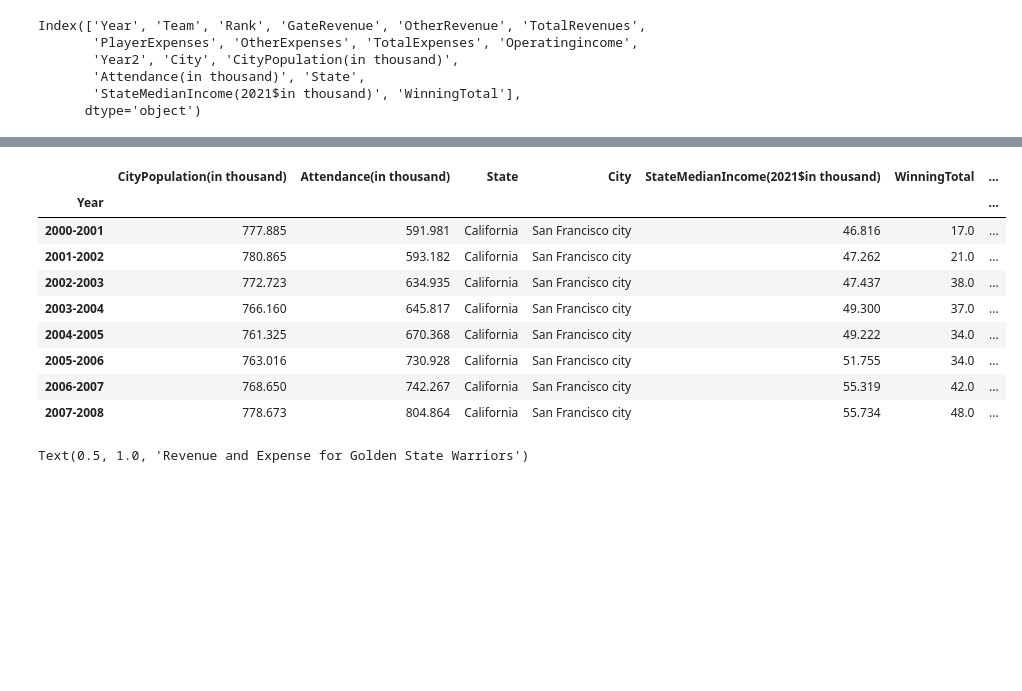
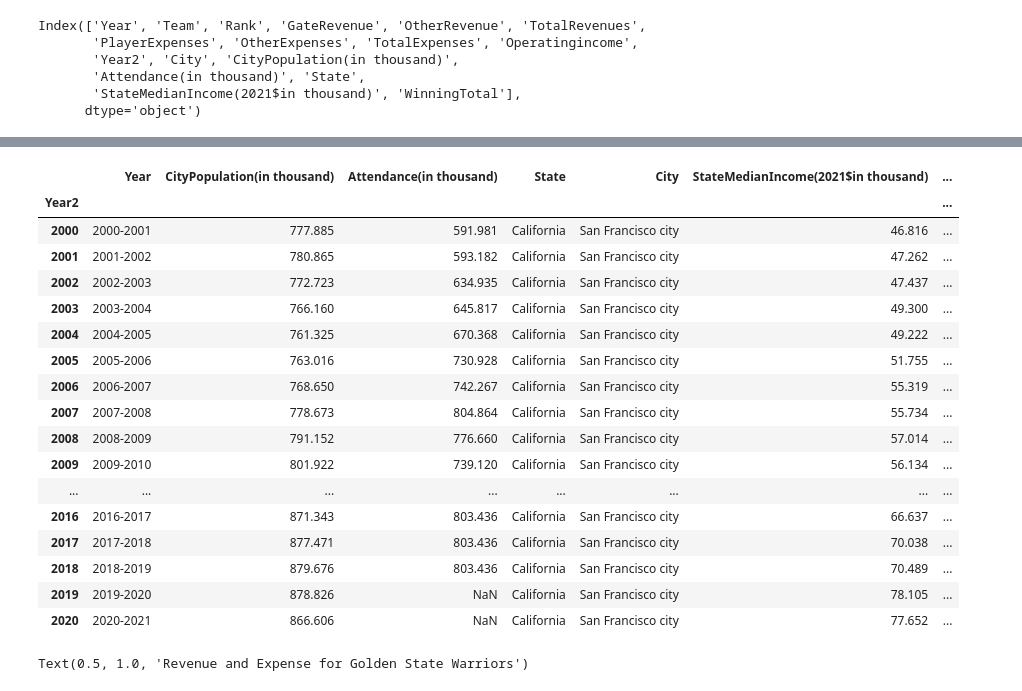
Before and after one commit to XinyangNick/ECO353-Project-1, a Jupyter notebook: ECO353P1.ipynb, the cells around one changed output, grey strips where cells are left out. Cells and saved outputs as stored; diff of their text form; code cells hidden in the pictures; blank space fills up the shorter version.

```diff
--- a/ECO353P1.ipynb
+++ b/ECO353P1.ipynb
@@ -386,16 +396,24 @@ GS_Warrior1.head(8)
 # %%
-GS_Warrior2.head(8)
+GS_Warrior2
 # %% [output]
-|  | CityPopulation(in thousand) | Attendance(in thousand) | State | City | StateMedianIncome(2021$in thousand) | WinningTotal | ... |
-| Year |  |  |  |  |  |  | ... |
-| 2000-2001 | 777.885 | 591.981 | California | San Francisco city | 46.816 | 17.0 | ... |
-| 2001-2002 | 780.865 | 593.182 | California | San Francisco city | 47.262 | 21.0 | ... |
-| 2002-2003 | 772.723 | 634.935 | California | San Francisco city | 47.437 | 38.0 | ... |
-| 2003-2004 | 766.160 | 645.817 | California | San Francisco city | 49.300 | 37.0 | ... |
-| 2004-2005 | 761.325 | 670.368 | California | San Francisco city | 49.222 | 34.0 | ... |
-| 2005-2006 | 763.016 | 730.928 | California | San Francisco city | 51.755 | 34.0 | ... |
-| 2006-2007 | 768.650 | 742.267 | California | San Francisco city | 55.319 | 42.0 | ... |
-| 2007-2008 | 778.673 | 804.864 | California | San Francisco city | 55.734 | 48.0 | ... |
+|  | Year | CityPopulation(in thousand) | Attendance(in thousand) | State | City | StateMedianIncome(2021$in thousand) | ... |
+| Year2 |  |  |  |  |  |  | ... |
+| 2000 | 2000-2001 | 777.885 | 591.981 | California | San Francisco city | 46.816 | ... |
+| 2001 | 2001-2002 | 780.865 | 593.182 | California | San Francisco city | 47.262 | ... |
+| 2002 | 2002-2003 | 772.723 | 634.935 | California | San Francisco city | 47.437 | ... |
+| 2003 | 2003-2004 | 766.160 | 645.817 | California | San Francisco city | 49.300 | ... |
+| 2004 | 2004-2005 | 761.325 | 670.368 | California | San Francisco city | 49.222 | ... |
+| 2005 | 2005-2006 | 763.016 | 730.928 | California | San Francisco city | 51.755 | ... |
+| 2006 | 2006-2007 | 768.650 | 742.267 | California | San Francisco city | 55.319 | ... |
+| 2007 | 2007-2008 | 778.673 | 804.864 | California | San Francisco city | 55.734 | ... |
+| 2008 | 2008-2009 | 791.152 | 776.660 | California | San Francisco city | 57.014 | ... |
+| 2009 | 2009-2010 | 801.922 | 739.120 | California | San Francisco city | 56.134 | ... |
+| ... | ... | ... | ... | ... | ... | ... | ... |
+| 2016 | 2016-2017 | 871.343 | 803.436 | California | San Francisco city | 66.637 | ... |
+| 2017 | 2017-2018 | 877.471 | 803.436 | California | San Francisco city | 70.038 | ... |
+| 2018 | 2018-2019 | 879.676 | 803.436 | California | San Francisco city | 70.489 | ... |
+| 2019 | 2019-2020 | 878.826 | NaN | California | San Francisco city | 78.105 | ... |
+| 2020 | 2020-2021 | 866.606 | NaN | California | San Francisco city | 77.652 | ... |
 # %%
 fig, ax = plt.subplots(1, 1, figsize=(8, 6))
 
```
Also changed, not shown: parts of 2 cells of this notebook, 1 other file.
